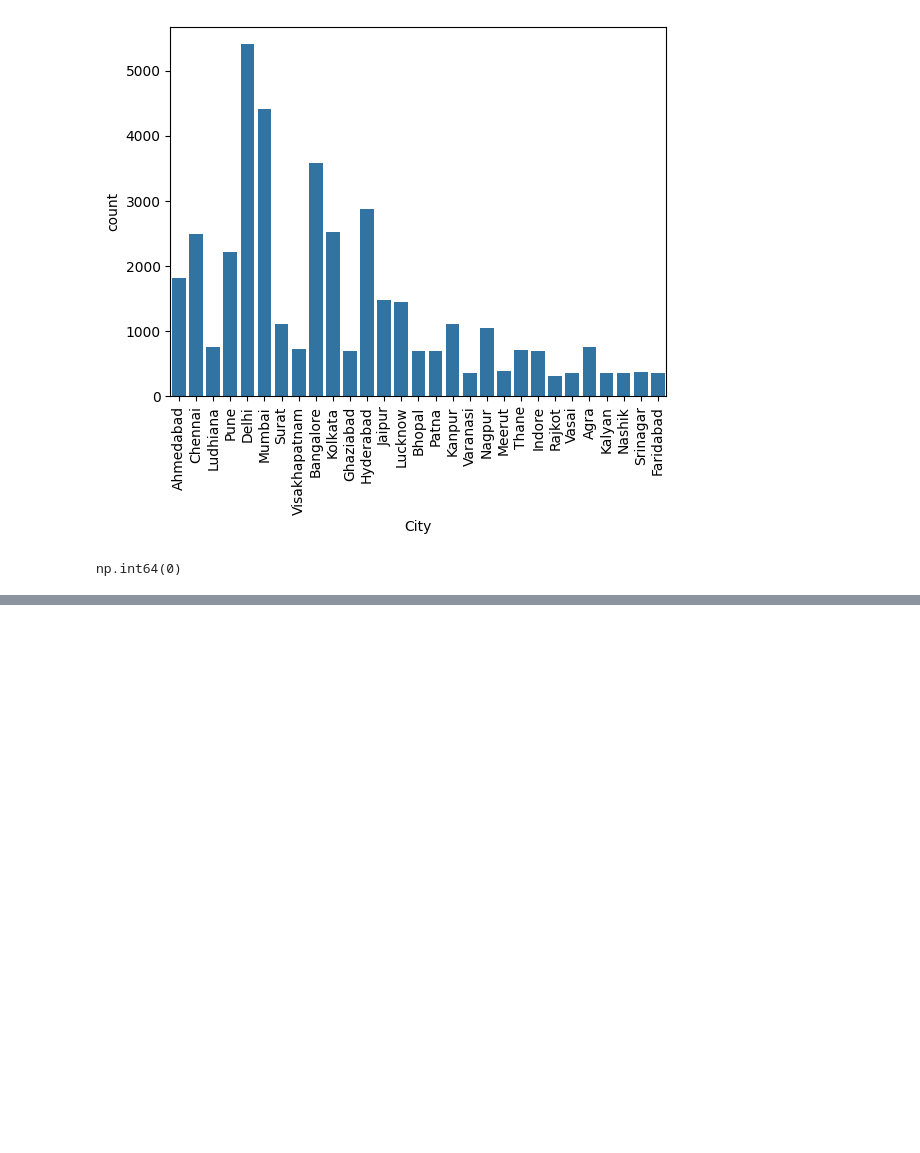
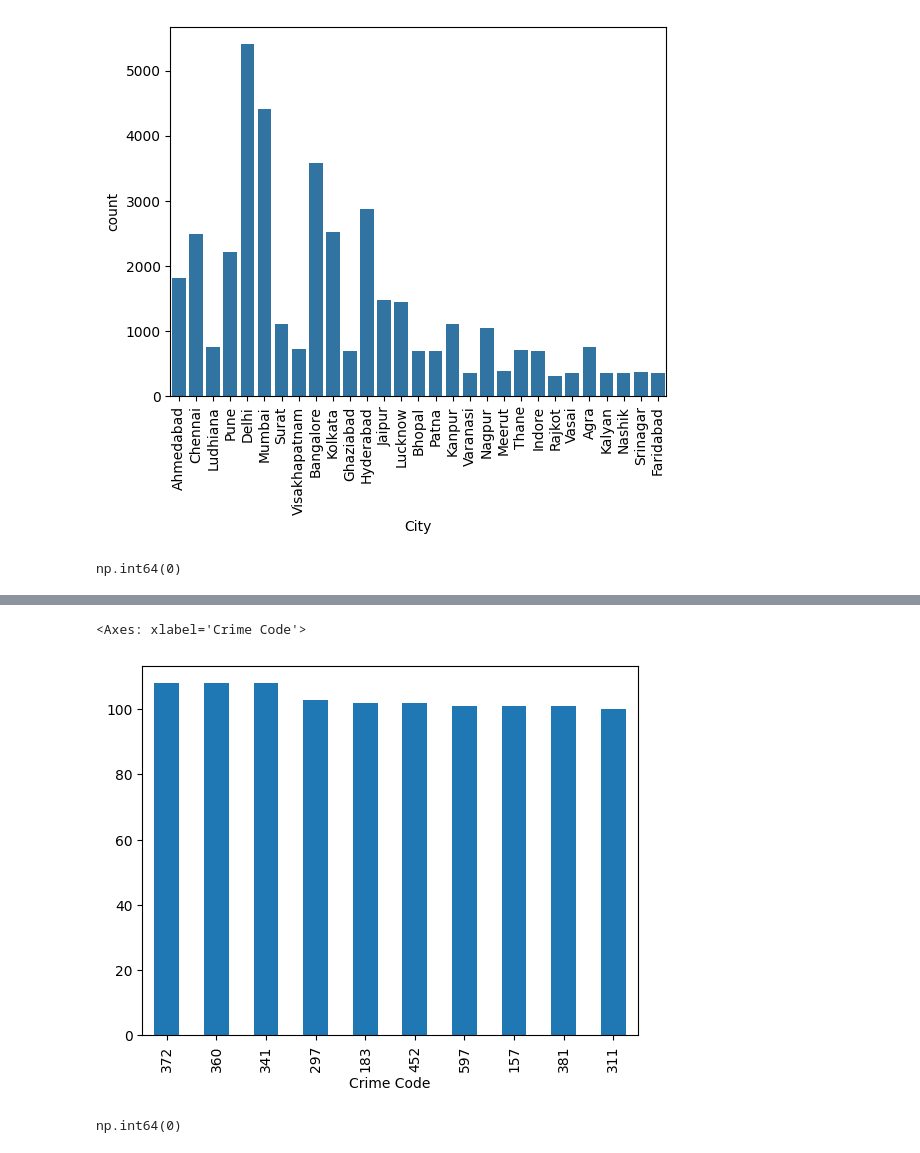
Before and after one commit to anshulkansal121/Python-Programming, a Jupyter notebook: Pandas/Data Analysis/EDA/Indian Crimes - EDA.ipynb, the cells around one changed output, grey strips where cells are left out. Drawn from its saved outputs; the diff is of its cells as text; code cells hidden in the pictures; blank space fills up the shorter version.

```diff
--- a/Pandas/Data Analysis/EDA/Indian Crimes - EDA.ipynb
+++ b/Pandas/Data Analysis/EDA/Indian Crimes - EDA.ipynb
@@ -216,0 +242,9 @@ np.int64(0)
+# %%
+df['Crime Code'].value_counts().head(10).plot(kind =  "bar")
+# %% [output]
+<Axes: xlabel='Crime Code'>
+[figure, added]
+# %%
+df['Crime Code'].value_counts().isnull().sum()
+# %% [output]
+np.int64(0)
```
Also changed, not shown: parts of 14 cells of this notebook.
